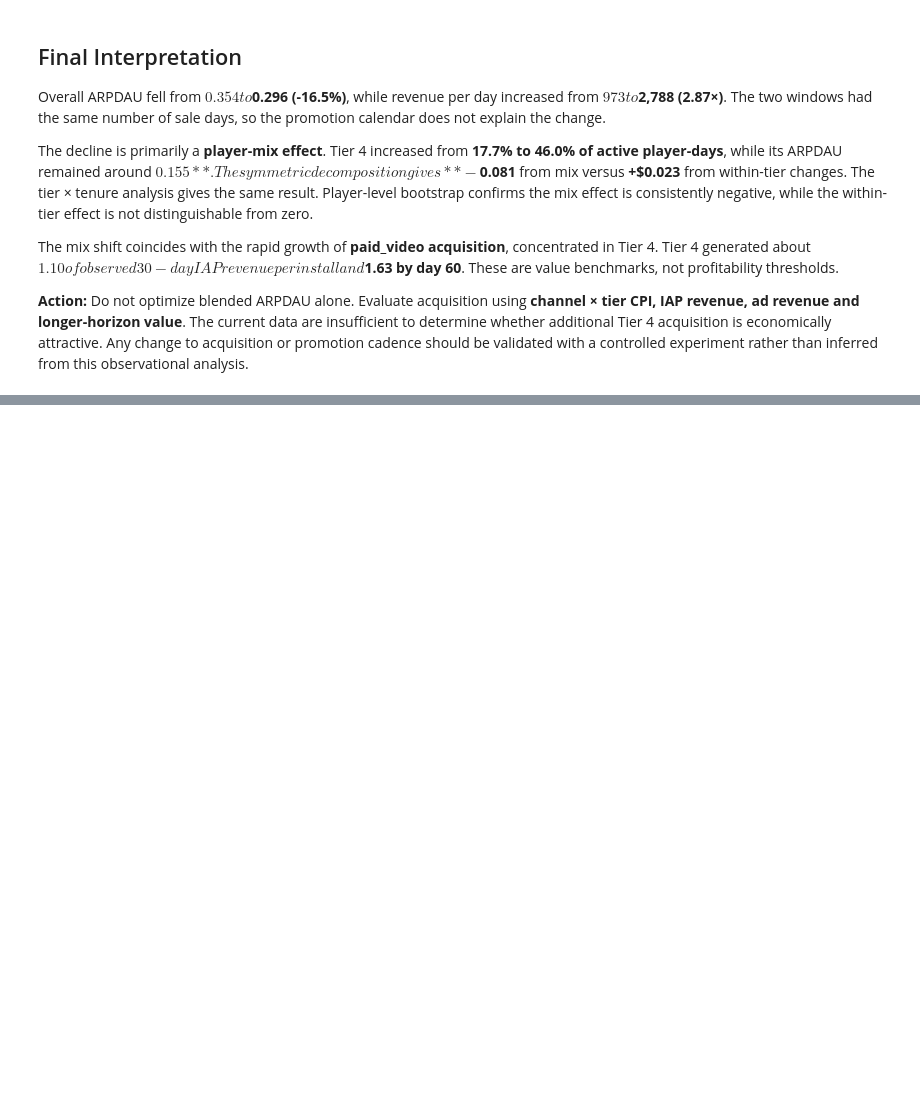
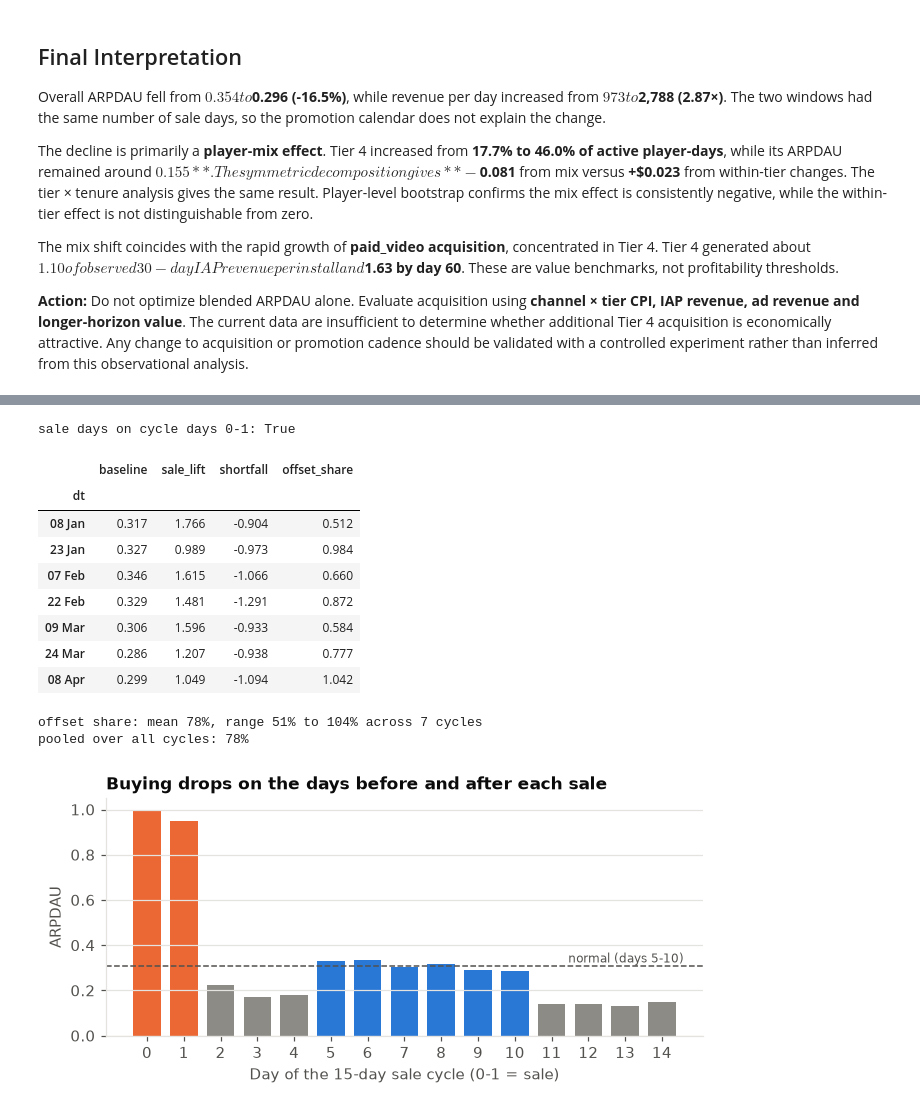
Before and after one commit to avishkarjadhav47/live-service-game-analytics, a Jupyter notebook: notebooks/02_deep_dive.ipynb, the cells around one changed output, grey strips where cells are left out. Cells and saved outputs as stored; diff of their text form; code cells hidden in the pictures; blank space fills up the shorter version.

```diff
--- a/notebooks/02_deep_dive.ipynb
+++ b/notebooks/02_deep_dive.ipynb
@@ -326,0 +335,64 @@ The mix shift coincides with the rapid growth of **paid_video acquisition**, con
+# %%
+daily = run_query("""
+    WITH a AS (SELECT activity_dt AS dt, COUNT(*) AS dau FROM player_day GROUP BY activity_dt),
+         r AS (SELECT event_dt AS dt, SUM(usd_amount) AS revenue
+               FROM purchase_clean WHERE usd_amount > 0 GROUP BY event_dt)
+    SELECT a.dt, a.dau, COALESCE(r.revenue, 0) AS revenue
+    FROM a LEFT JOIN r USING (dt)
+    WHERE a.dt BETWEEN '2026-01-08' AND '2026-04-22'
+    ORDER BY a.dt
+""")
+daily["dt"] = pd.to_datetime(daily["dt"])
+daily["k"] = (daily.dt - pd.Timestamp("2026-01-08")).dt.days
+daily["cycle"], daily["cycle_day"] = daily.k // 15, daily.k % 15
+daily["arpdau"] = daily.revenue / daily.dau
+
+# sale days in the data line up with cycle days 0-1
+sale_dt = run_query("SELECT DISTINCT event_dt AS dt FROM purchase_clean WHERE sale_flag = 1 AND usd_amount > 0")
+sale_dt = pd.to_datetime(sale_dt.dt)
+print("sale days on cycle days 0-1:", daily[daily.dt.isin(sale_dt)].cycle_day.isin([0, 1]).all())
+
+
+def offset(a):
+    base = a.loc[5:10].mean()
+    lift = a.loc[0:1].sum() - 2 * base
+    short = (a.loc[2:4].sum() - 3 * base) + (a.loc[11:14].sum() - 4 * base)
+    return pd.Series({"baseline": base, "sale_lift": lift, "shortfall": short, "offset_share": -short / lift})
+
+
+per_cycle = daily.groupby("cycle").apply(lambda g: offset(g.set_index("cycle_day").arpdau))
+per_cycle.index = daily.groupby("cycle").dt.min().dt.strftime("%d %b")
+display(per_cycle.round(3))
+print(f"offset share: mean {per_cycle.offset_share.mean():.0%}, "
+      f"range {per_cycle.offset_share.min():.0%} to {per_cycle.offset_share.max():.0%} across {len(per_cycle)} cycles")
+
+pooled = daily.groupby("cycle_day")[["revenue", "dau"]].sum()
+pooled = pooled.revenue / pooled.dau
+print(f"pooled over all cycles: {offset(pooled).offset_share:.0%}")
+
+fig, ax = plt.subplots(figsize=(7, 2.8))
+base = pooled.loc[5:10].mean()
+cols = [ORANGE if d <= 1 else (MUTED if (2 <= d <= 4 or d >= 11) else BLUE) for d in pooled.index]
+ax.bar(pooled.index, pooled.values, color=cols, width=0.75)
+ax.axhline(base, color=INK_2, lw=1, ls="--")
+ax.text(14.6, base, "normal (days 5-10)", va="bottom", ha="right", color=INK_2, fontsize=8)
+ax.set_xticks(range(15))
+ax.set_xlabel("Day of the 15-day sale cycle (0-1 = sale)")
+ax.set_ylabel("ARPDAU")
+ax.set_title("Buying drops on the days before and after each sale")
+save(fig, "p2b_sale_cycle")
+plt.show()
+# %% [output]
+sale days on cycle days 0-1: True
+|  | baseline | sale_lift | shortfall | offset_share |
+| dt |  |  |  |  |
+| 08 Jan | 0.317 | 1.766 | -0.904 | 0.512 |
+| 23 Jan | 0.327 | 0.989 | -0.973 | 0.984 |
+| 07 Feb | 0.346 | 1.615 | -1.066 | 0.660 |
+| 22 Feb | 0.329 | 1.481 | -1.291 | 0.872 |
+| 09 Mar | 0.306 | 1.596 | -0.933 | 0.584 |
+| 24 Mar | 0.286 | 1.207 | -0.938 | 0.777 |
+| 08 Apr | 0.299 | 1.049 | -1.094 | 1.042 |
+offset share: mean 78%, range 51% to 104% across 7 cycles
+pooled over all cycles: 78%
+[figure, added]
```
Also changed, not shown: parts of 2 cells of this notebook, 2 other files.
